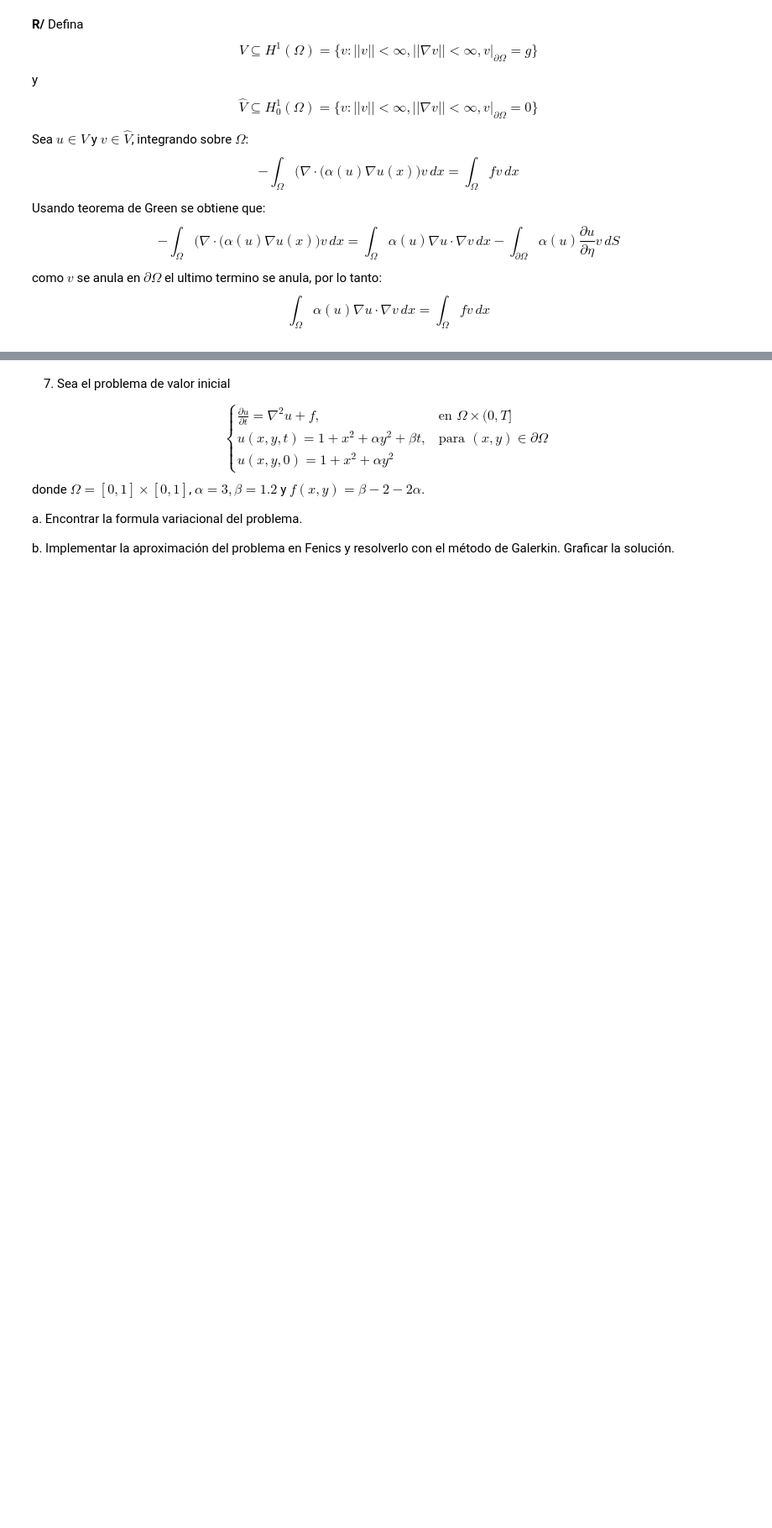
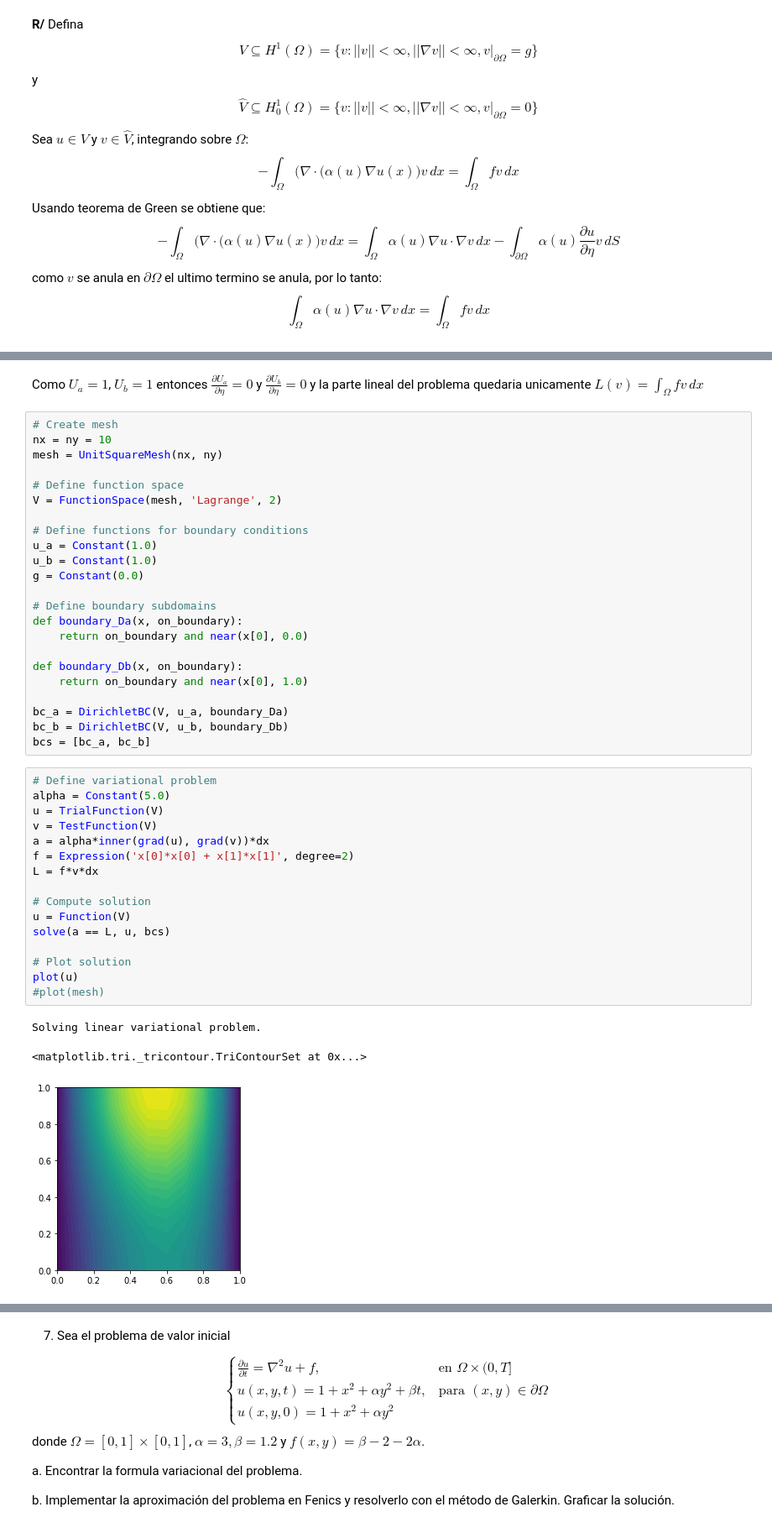
Before and after one commit to suribe06/Modeling-Simulation-2, a Jupyter notebook: FEniCS/taller.ipynb, the cells around one changed output, grey strips where cells are left out. Shown: that part at 84% size. Drawn from its saved outputs; the diff is of its cells as text; blank space fills up the shorter version.

```diff
--- a/FEniCS/taller.ipynb
+++ b/FEniCS/taller.ipynb
@@ -48,0 +51,45 @@ y $U_a=1$, $U_b=1$, $\alpha=5$, Implementar la aproximación del problema 1  en
+# %% [markdown]
+Como $U_a=1$, $U_b=1$ entonces $\frac{\partial U_a}{\partial \eta} = 0$ y $\frac{\partial U_b}{\partial \eta} = 0$ y la parte lineal del problema quedaria unicamente $L(v) = \int_{\Omega} f v \, dx$
+# %%
+# Create mesh
+nx = ny = 10
+mesh = UnitSquareMesh(nx, ny)
+
+# Define function space
+V = FunctionSpace(mesh, 'Lagrange', 2)
+
+# Define functions for boundary conditions
+u_a = Constant(1.0)
+u_b = Constant(1.0)
+g = Constant(0.0)
+
+# Define boundary subdomains
+def boundary_Da(x, on_boundary):
+    return on_boundary and near(x[0], 0.0)
+
+def boundary_Db(x, on_boundary):
+    return on_boundary and near(x[0], 1.0)
+
+bc_a = DirichletBC(V, u_a, boundary_Da)
+bc_b = DirichletBC(V, u_b, boundary_Db)
+bcs = [bc_a, bc_b]
+# %%
+# Define variational problem
+alpha = Constant(5.0)
+u = TrialFunction(V)
+v = TestFunction(V)
+a = alpha*inner(grad(u), grad(v))*dx
+f = Expression('x[0]*x[0] + x[1]*x[1]', degree=2)
+L = f*v*dx
+
+# Compute solution
+u = Function(V)
+solve(a == L, u, bcs)
+
+# Plot solution
+plot(u)
+#plot(mesh)
+# %% [output]
+Solving linear variational problem.
+<matplotlib.tri._tricontour.TriContourSet at 0x...>
+[figure, added]
```
Also changed, not shown: parts of 11 cells of this notebook, 16 other files.
